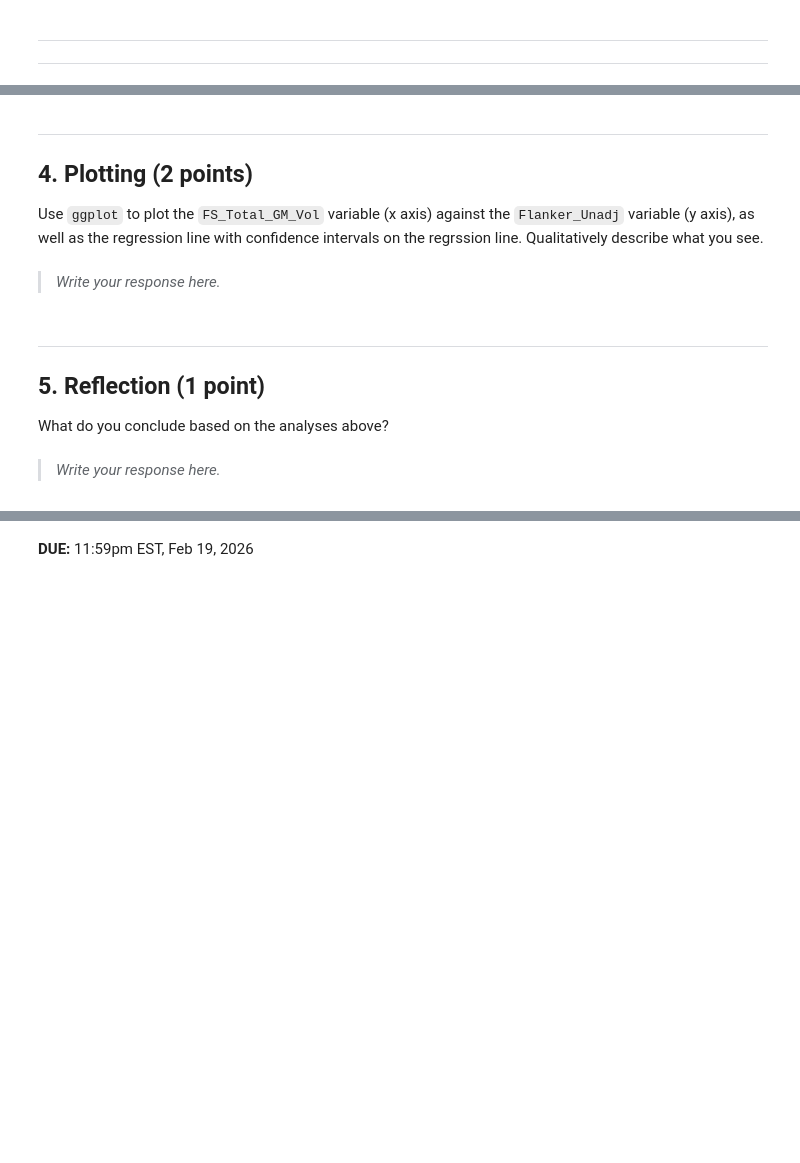
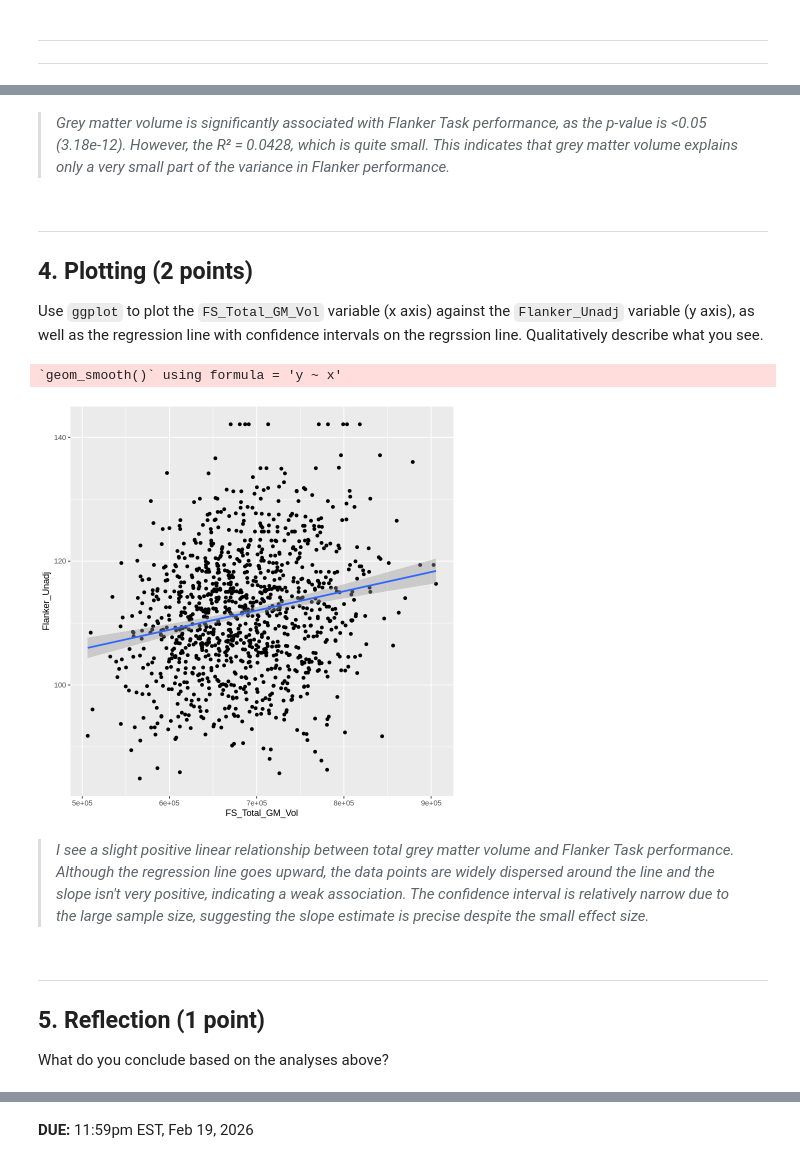
Before and after one commit to tinawanggg/Wang_DSPN_S26, a Jupyter notebook: book/exercises/07_linear-models.ipynb, the cells around one changed output, grey strips where cells are left out. Drawn from its saved outputs; the diff is of its cells as text; code cells hidden in the pictures; blank space fills up the shorter version.

```diff
--- a/book/exercises/07_linear-models.ipynb
+++ b/book/exercises/07_linear-models.ipynb
@@ -97,3 +155,6 @@ If you answers yes to the question 3, revise the code. Don't forget to paste you
+# %% [markdown]
+> *Grey matter volume is significantly associated with Flanker Task performance, as the p-value is <0.05 (3.18e-12). However, the R² = 0.0428, which is quite small. This indicates that grey matter volume explains only a very small part of the variance in Flanker performance.*
+>
 # %% [markdown]
 ---
 ## 4. Plotting (2 points)
@@ -104,12 +163,17 @@ Use `ggplot` to plot the `FS_Total_GM_Vol` variable (x axis) against the `Flanke
-# %% [markdown]
-> *Write your response here.*
->
+# %%
+#INSERT CODE HERE
+ggplot(d1, aes(x = FS_Total_GM_Vol, y = Flanker_Unadj)) +
+  geom_point() +
+  geom_smooth(method = "lm", se = TRUE)
+# %% [output]
+`geom_smooth()` using formula = 'y ~ x'
+[figure, added]
+# %% [markdown]
+> *I see a slight positive linear relationship between total grey matter volume and Flanker Task performance. Although the regression line goes upward, the data points are widely dispersed around the line and the slope isn't very positive, indicating a weak association. The confidence interval is relatively narrow due to the large sample size, suggesting the slope estimate is precise despite the small effect size.*
+>
 # %% [markdown]
 ---
 
 ## 5. Reflection (1 point)
 
 What do you conclude based on the analyses above?
-# %% [markdown]
-> *Write your response here.*
->
```
Also changed, not shown: parts of 10 cells of this notebook.
